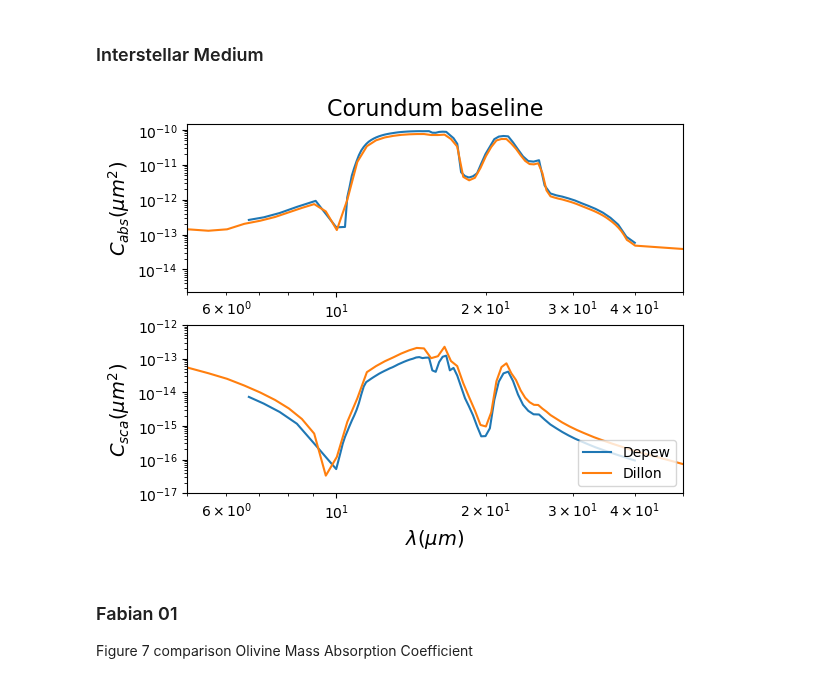
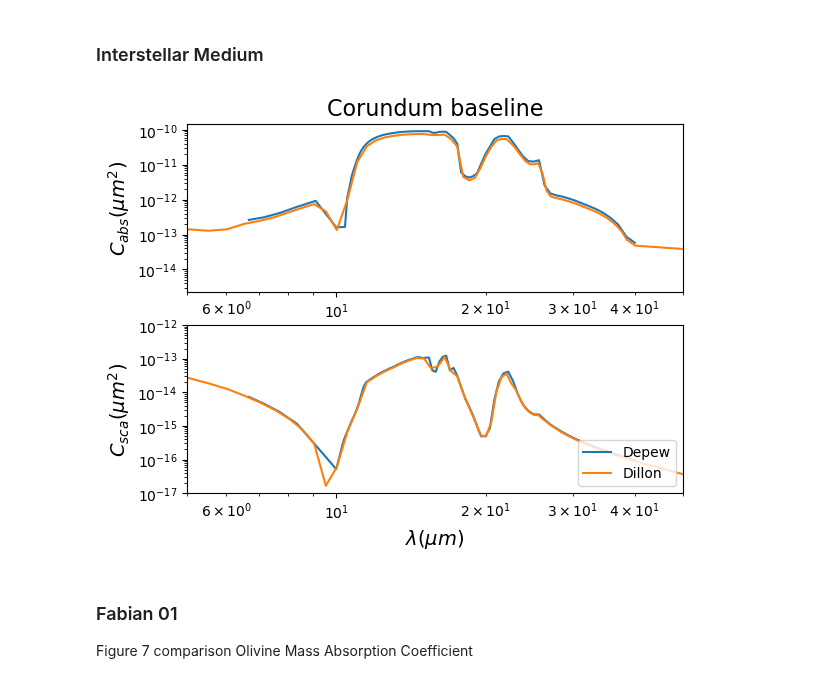
Before and after one commit to astroseandillon/Sean-Dusty, a Jupyter notebook: plot factory.ipynb, the cells around one changed output. Saved outputs shown, nothing was run; the diff lists cells and outputs as text; code cells hidden in the pictures.

Commit message:
fixed scattering in depew graph

```diff
--- a/plot factory.ipynb
+++ b/plot factory.ipynb
@@ -103,36 +103,36 @@ v_avg = 3.227383793642055e-05
 
 y2 = y2*v_avg/30
 #not sure why i have this scaling factor??? but it works???
 
-z2 = z2*v_avg*10
+z2 = z2*v_avg*5
 
 title = 'Corundum baseline'
 fig, ax = plt.subplots(2,1)
 
 ax[0].set(xscale='log', yscale='log')
 ax[1].set(xscale='log', yscale='log')
 
 ax[0].set_title(title, fontsize=16)
 ax[1].set_xlabel(r'$\lambda (\mu m)$', fontsize=14)
 ax[0].set_ylabel(r'$C_{abs} (\mu m^2)$', fontsize=14)
 ax[1].set_ylabel(r'$C_{sca} (\mu m^2)$', fontsize=14)
 #Cabs is on ax[0], Csca is on ax[1]
 ax[0].set_xlim(5,50)
 ax[1].set_xlim(5,50)
 ax[1].set_ylim(1e-17, 1e-12)
 ax[0].plot(x1, y1, label='Depew')
 ax[0].plot(x2, y2, label='Dillon')
 ax[1].plot(x1, z1, label='Depew')
 ax[1].plot(x2, z2, label='Dillon')
 
 
 ax[1].legend(loc='lower right')
 
 # plt.savefig("C:/UTSA/Research/AAS246/{}.png".format(title))
-plt.savefig(fd+"{}.png".format(title))
+# plt.savefig(fd+"{}.png".format(title))
 plt.show()
 # %% [output]
-[figure, old version]
+[figure, new version]
 # %% [markdown]
 ### Fabian 01
 
```
Also changed, not shown: parts of 1 cell of this notebook, 1 other file.
